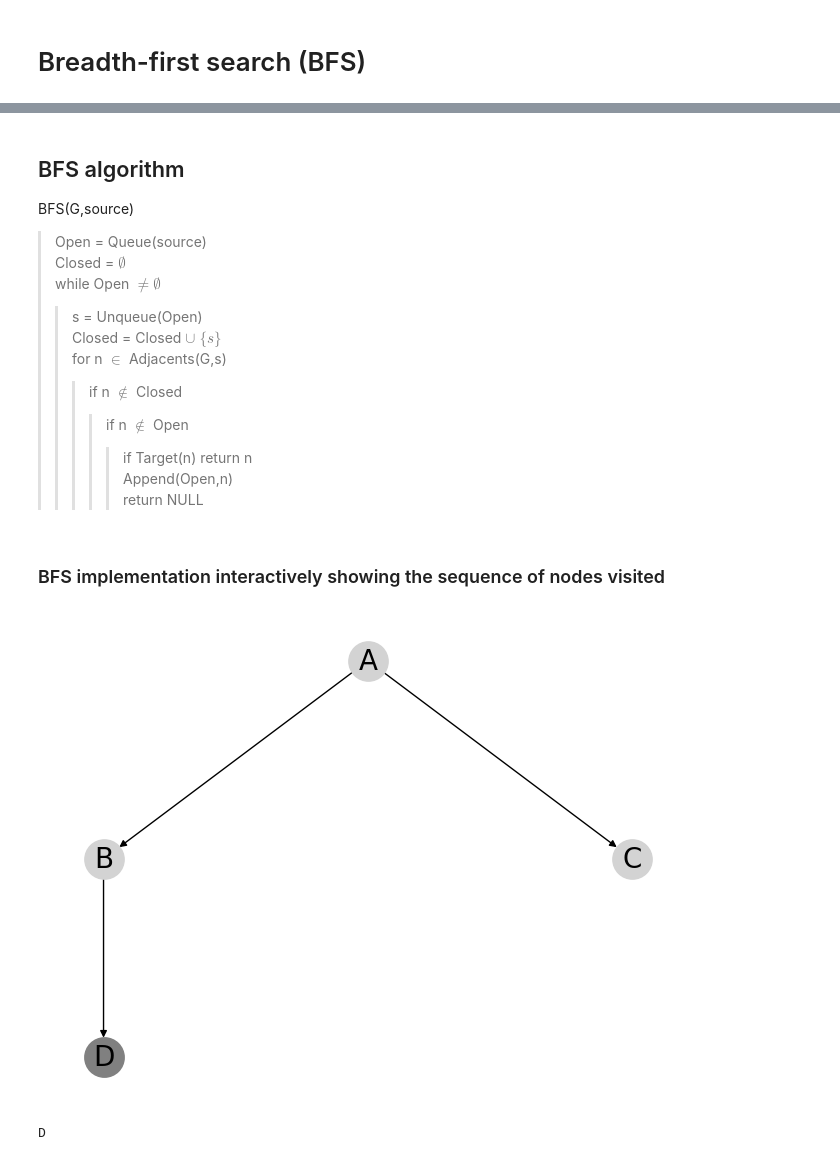
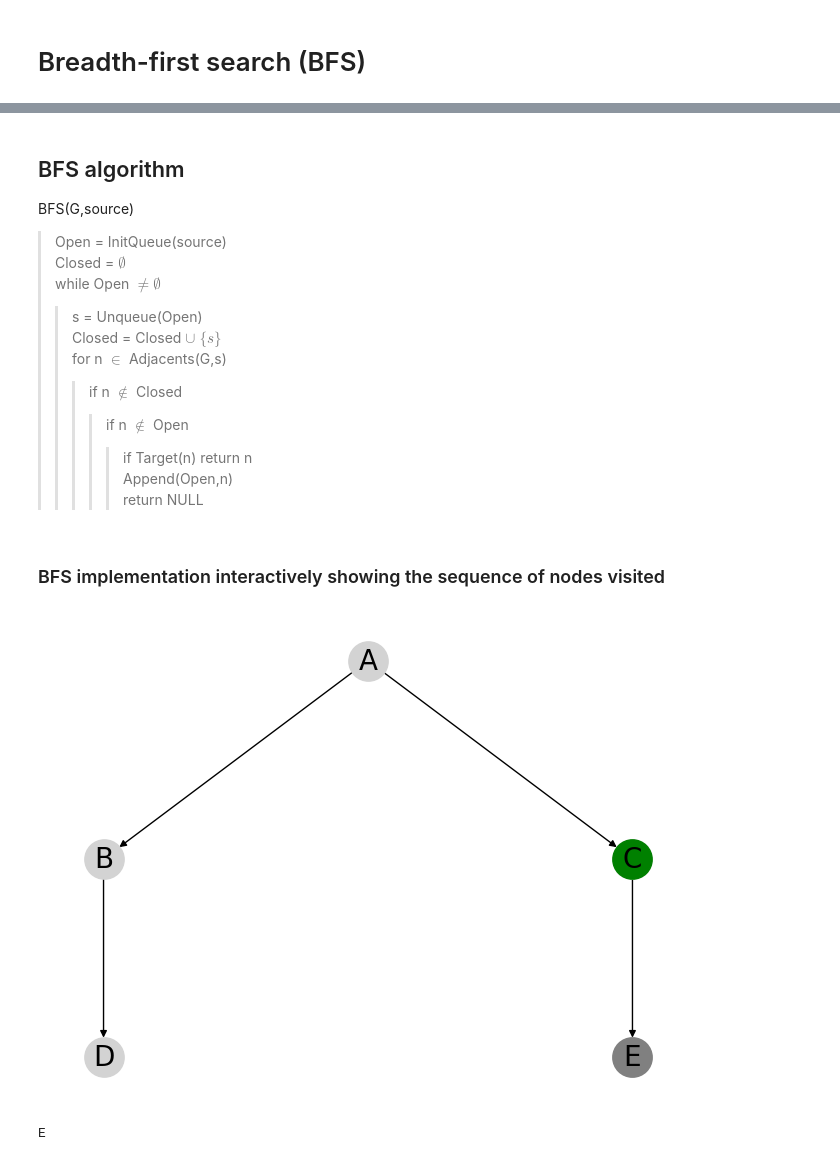
Before and after one commit to jorcisai/SIN, a Jupyter notebook: block1/search/Breadth First Search (BFS)/bfs-interactive.ipynb, the cells around one changed output, grey strips where cells are left out. Cells and saved outputs as stored; diff of their text form; code cells hidden in the pictures.

```diff
--- a/block1/search/Breadth First Search (BFS)/bfs-interactive.ipynb
+++ b/block1/search/Breadth First Search (BFS)/bfs-interactive.ipynb
@@ -6,10 +6,10 @@ import networkx as nx
 # G is a hash table (dictionary) with each node as a key, and value, the list of adjacent nodes
 G={'A':['B','C'],'B':['A','D'],'C':['A','E'],'D':['B','E'],'E':['C','D']}
 source='A'
-Target=['D','E']
+Target=['E']
 nxG=nx.DiGraph(G)
-pos_ss = {'A': (20, 300), 'B': (10, 200), 'C': (30, 200), 'D': (10, 100), 'E': (30, 100)}
-#pos_ss = nx.nx_agraph.pygraphviz_layout(nxG,prog='dot',root=source)
+pos_nodes = {'A': (20, 300), 'B': (10, 200), 'C': (30, 200), 'D': (10, 100), 'E': (30, 100)}
+#pos_nodes = nx.nx_agraph.pygraphviz_layout(nxG,prog='dot',root=source)
 nx.draw(nxG,pos=pos_nodes, with_labels=True, node_color="lightgray")
 nx.draw_networkx_nodes(G,pos=pos_nodes, nodelist=Target, node_color='gray')
 # %% [output]
@@ -18,7 +19,7 @@ NameError: name 'pos_nodes' is not defined
 
 ## BFS algorithm
 BFS(G,source)
-> Open = Queue(source)
+> Open = InitQueue(source)
 > Closed = $\emptyset$
 > while Open $\neq \emptyset$
 >> s = Unqueue(Open)
@@ -35,11 +36,12 @@ BFS(G,source)
 from IPython.display import clear_output
 import matplotlib.pyplot as plt
 
-def idraw_graph(DG, source, target=[]):
+def idraw_graph(DG, source, active=[],target=[]):
   clear_output()
   nxDG=nx.DiGraph(DG)
   pos_nodes = nx.nx_agraph.pygraphviz_layout(nxDG,prog='dot',root=source)
   nx.draw(nxDG,pos=pos_nodes, with_labels=True, node_color="lightgray", node_size=800, font_size=20)
+  nx.draw_networkx_nodes(DG, pos=pos_nodes, nodelist=active, node_color='green', node_size=800)
   nx.draw_networkx_nodes(DG, pos=pos_nodes, nodelist=target, node_color='gray', node_size=800)
   plt.show()
   input()
@@ -49,34 +51,34 @@ def idraw_graph(DG, source, target=[]):
 # target is the list of target nodes
 def bfs(G, source, Target):
   DG={source:[]}
   idraw_graph(DG, source)
   if source in Target:
     return source, DG
   # Open is a list of nodes to be visited. FIFO list of nodes
   Open = []; Open.append(source)
   # Closed is a list of visited nodes.  FIFO list of nodes
   Closed = [];
 
   while Open != []:
     # Extract node from the the head of the Open list
     s = Open.pop(0)
     # Append node at the end of the Closed list
     Closed.append(s)
     Adj = DG[s]
     # For each adjacent node
     for n in G[s]:
       if n not in Closed:
         if n not in Open:
           Adj.append(n); DG[s]=Adj
           DG.update({n:[]})
           if n in Target:
-            idraw_graph(DG, source, [n])
+            idraw_graph(DG, source, [s], [n])
             return n
           Open.append(n)
-          idraw_graph(DG, source)
+          idraw_graph(DG, source, [s])
 
 
 print(bfs(G,source,Target))
 # %% [output]
-[figure, old version]
+[figure, new version]
-D
+E
```
Also changed, not shown: parts of 1 cell of this notebook, 2 other files.
